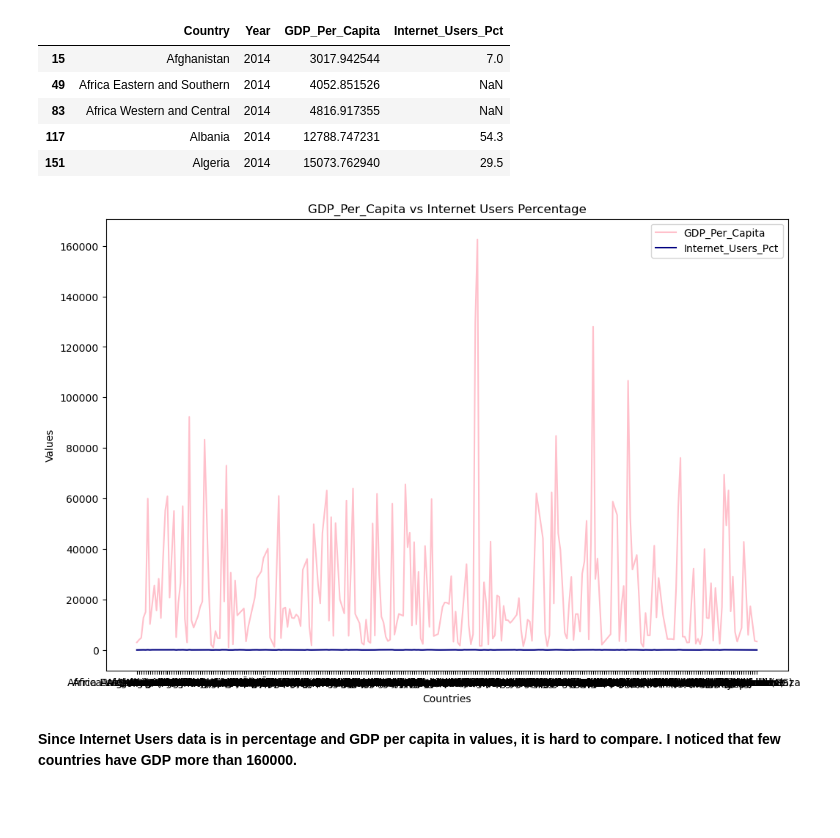
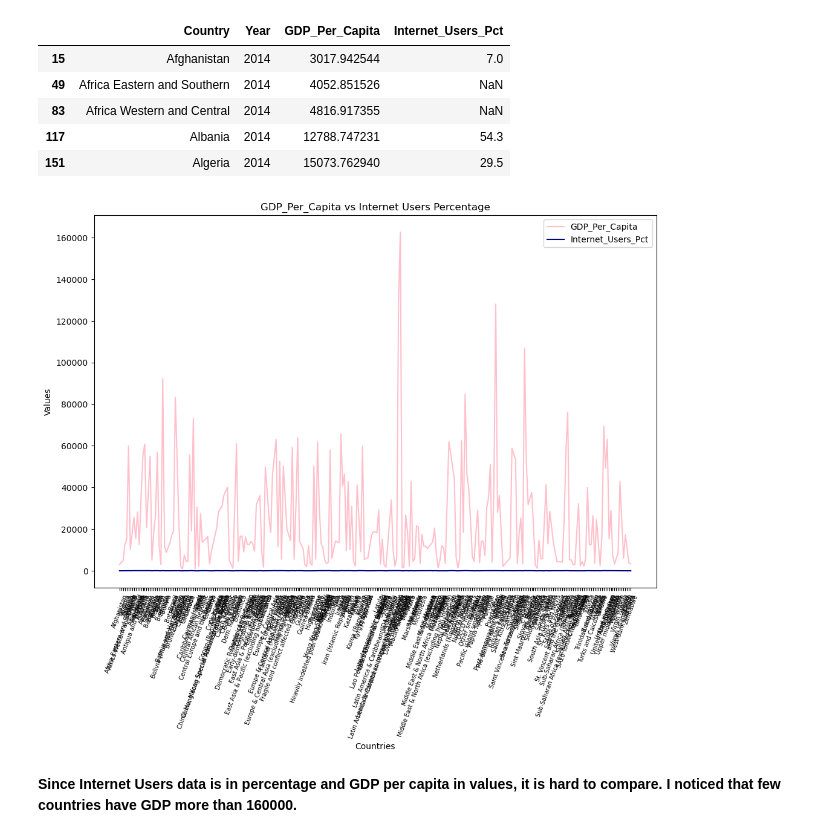
Before and after one commit to NSS-Data-Analytics-Cohort-16/da16-python-gdp-and-internet-use-analysis-janvimehendale, a Jupyter notebook: notebooks/gdp_internetuse.ipynb, the cells around one changed output. Cells and saved outputs as stored; diff of their text form; code cells hidden in the pictures; blank space fills up the shorter version.

```diff
--- a/notebooks/gdp_internetuse.ipynb
+++ b/notebooks/gdp_internetuse.ipynb
@@ -996,15 +999,16 @@ gdp_and_internet_use_2014.head()
 # %%
 # 23. Create a plot which compares Internet Users Percentage and GDP per Capita for the year 2014.
 
 sns.lineplot(x="Country", y="GDP_Per_Capita", data=gdp_and_internet_use_2014, label="GDP_Per_Capita", color="pink")
 sns.lineplot(x="Country", y="Internet_Users_Pct", data = gdp_and_internet_use_2014, label="Internet_Users_Pct", color="navy")
 plt.xlabel("Countries")
 plt.ylabel("Values")
 plt.title("GDP_Per_Capita vs Internet Users Percentage")
 plt.legend()
+plt.xticks(fontsize=7, rotation=70)
 plt.show()
 # %% [output]
-[figure, old version]
+[figure, new version]
 # %%
 # What do you notice from this plot? If you see any unusual points, investigate them
 # %% [markdown]
```
Also changed, not shown: parts of 3 cells of this notebook.
